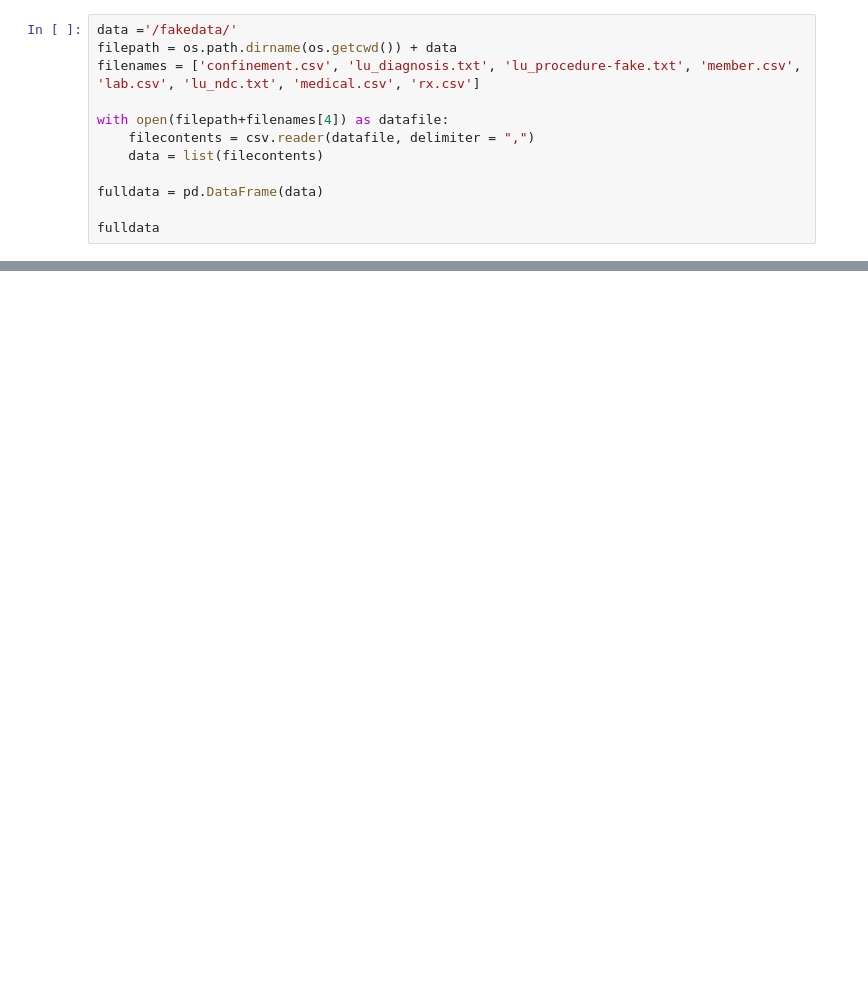
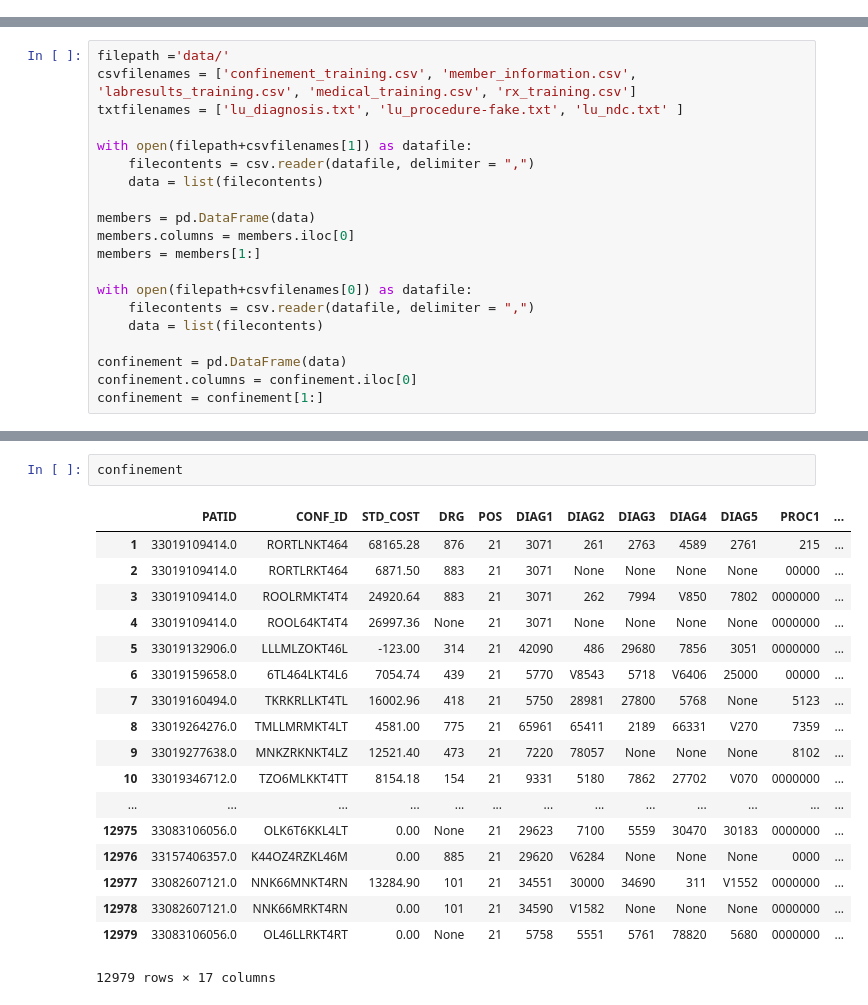
Before and after one commit to nbridgland/mudac2017, a Jupyter notebook: dataimporter.ipynb, the cells around one changed output, grey strips where cells are left out. Drawn from its saved outputs; the diff is of its cells as text; blank space fills up the shorter version.

```diff
--- a/dataimporter.ipynb
+++ b/dataimporter.ipynb
@@ -10,12 +7,0 @@ import os.path
-# %%
-data ='/fakedata/'
-filepath = os.path.dirname(os.getcwd()) + data
-filenames = ['confinement.csv', 'lu_diagnosis.txt', 'lu_procedure-fake.txt', 'member.csv', 'lab.csv', 'lu_ndc.txt', 'medical.csv', 'rx.csv']
-
-with open(filepath+filenames[4]) as datafile:
-    filecontents = csv.reader(datafile, delimiter = ",")
-    data = list(filecontents)
-
-fulldata = pd.DataFrame(data)
-
-fulldata
@@ -40,0 +8,20 @@ fulldata
+# %%
+filepath ='data/'
+csvfilenames = ['confinement_training.csv', 'member_information.csv', 'labresults_training.csv', 'medical_training.csv', 'rx_training.csv']
+txtfilenames = ['lu_diagnosis.txt', 'lu_procedure-fake.txt', 'lu_ndc.txt' ]
+
+with open(filepath+csvfilenames[1]) as datafile:
+    filecontents = csv.reader(datafile, delimiter = ",")
+    data = list(filecontents)
+
+members = pd.DataFrame(data)
+members.columns = members.iloc[0]
+members = members[1:]
+
+with open(filepath+csvfilenames[0]) as datafile:
+    filecontents = csv.reader(datafile, delimiter = ",")
+    data = list(filecontents)
+
+confinement = pd.DataFrame(data)
+confinement.columns = confinement.iloc[0]
+confinement = confinement[1:]
@@ -40,0 +102,21 @@ fulldata
+# %%
+confinement
+# %% [output]
+|  | PATID | CONF_ID | STD_COST | DRG | POS | DIAG1 | DIAG2 | DIAG3 | DIAG4 | DIAG5 | PROC1 | ... |
+| 1 | 33019109414.0 | RORTLNKT464 | 68165.28 | 876 | 21 | 3071 | 261 | 2763 | 4589 | 2761 | 215 | ... |
+| 2 | 33019109414.0 | RORTLRKT464 | 6871.50 | 883 | 21 | 3071 | None | None | None | None | 00000 | ... |
+| 3 | 33019109414.0 | ROOLRMKT4T4 | 24920.64 | 883 | 21 | 3071 | 262 | 7994 | V850 | 7802 | 0000000 | ... |
+| 4 | 33019109414.0 | ROOL64KT4T4 | 26997.36 | None | 21 | 3071 | None | None | None | None | 0000000 | ... |
+| 5 | 33019132906.0 | LLLMLZOKT46L | -123.00 | 314 | 21 | 42090 | 486 | 29680 | 7856 | 3051 | 0000000 | ... |
+| 6 | 33019159658.0 | 6TL464LKT4L6 | 7054.74 | 439 | 21 | 5770 | V8543 | 5718 | V6406 | 25000 | 00000 | ... |
+| 7 | 33019160494.0 | TKRKRLLKT4TL | 16002.96 | 418 | 21 | 5750 | 28981 | 27800 | 5768 | None | 5123 | ... |
+| 8 | 33019264276.0 | TMLLMRMKT4LT | 4581.00 | 775 | 21 | 65961 | 65411 | 2189 | 66331 | V270 | 7359 | ... |
+| 9 | 33019277638.0 | MNKZRKNKT4LZ | 12521.40 | 473 | 21 | 7220 | 78057 | None | None | None | 8102 | ... |
+| 10 | 33019346712.0 | TZO6MLKKT4TT | 8154.18 | 154 | 21 | 9331 | 5180 | 7862 | 27702 | V070 | 0000000 | ... |
+| ... | ... | ... | ... | ... | ... | ... | ... | ... | ... | ... | ... | ... |
+| 12975 | 33083106056.0 | OLK6T6KKL4LT | 0.00 | None | 21 | 29623 | 7100 | 5559 | 30470 | 30183 | 0000000 | ... |
+| 12976 | 33157406357.0 | K44OZ4RZKL46M | 0.00 | 885 | 21 | 29620 | V6284 | None | None | None | 0000 | ... |
+| 12977 | 33082607121.0 | NNK66MNKT4RN | 13284.90 | 101 | 21 | 34551 | 30000 | 34690 | 311 | V1552 | 0000000 | ... |
+| 12978 | 33082607121.0 | NNK66MRKT4RN | 0.00 | 101 | 21 | 34590 | V1582 | None | None | None | 0000000 | ... |
+| 12979 | 33083106056.0 | OL46LLRKT4RT | 0.00 | None | 21 | 5758 | 5551 | 5761 | 78820 | 5680 | 0000000 | ... |
+12979 rows × 17 columns
```
Also changed, not shown: parts of 9 cells of this notebook.
